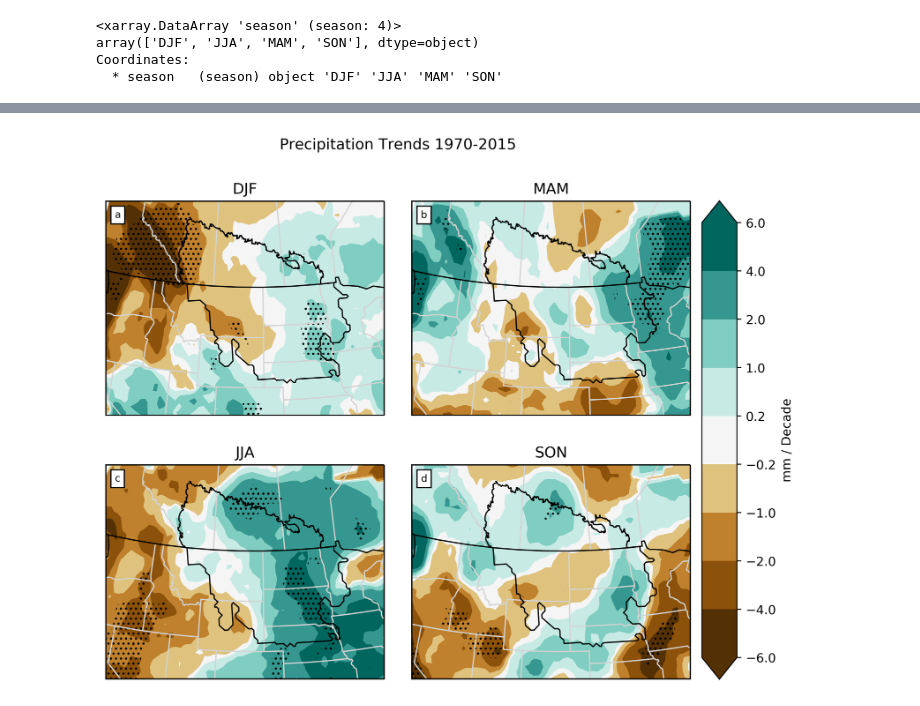
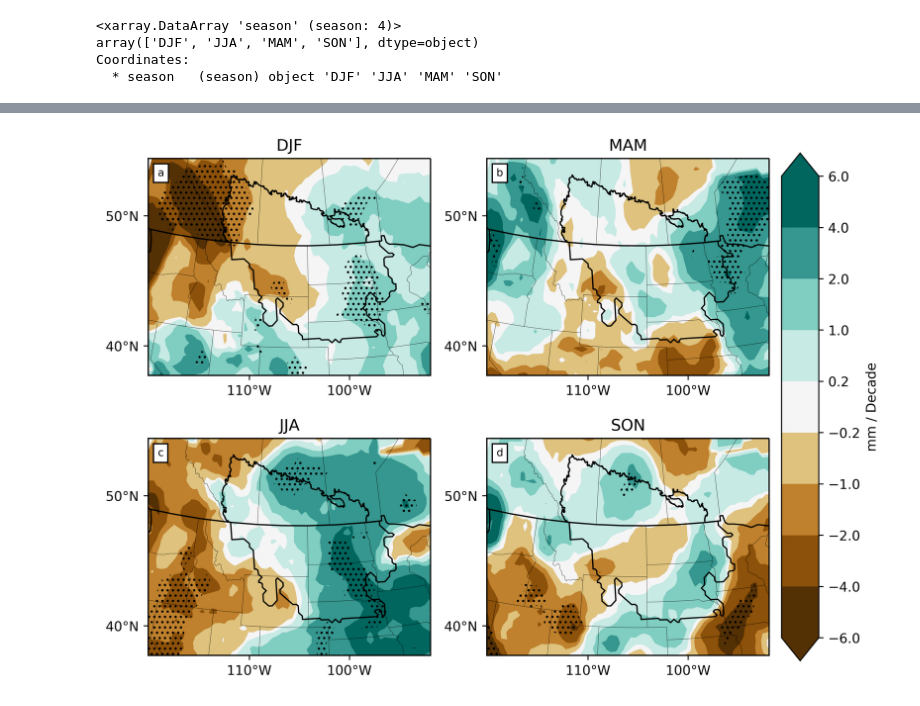
Before and after one commit to gbromley/NGP_Climate, a Jupyter notebook: CRU_4_panel-precip-pvalues.ipynb, the cells around one changed output, grey strips where cells are left out. Saved outputs shown, nothing was run; the diff lists cells and outputs as text; code cells hidden in the pictures.

Commit message:
updated figure files

```diff
--- a/CRU_4_panel-precip-pvalues.ipynb
+++ b/CRU_4_panel-precip-pvalues.ipynb
@@ -152,11 +138,12 @@ pvalues.to_dataset().to_netcdf(t_season+'_1970_pvalues.nc')
 # %%
+#plt.xkcd()
 #create figure
 cb_min = -6
 cb_max = 6
 cus_col = ['#543005','#8c510a','#bf812d','#dfc27d','#f5f5f5','#c7eae5','#80cdc1','#35978f','#01665e','#003c30']
 levs = [-6,-4,-2,-1,-.2,.2,1,2,4,6]
 #np.linspace(cb_min, cb_max, len(cus_col))
-fig = plt.figure(1,figsize=(13,7), dpi=400.0)
+fig = plt.figure(1,figsize=(13,7), dpi=600.0)
 #create projection
 projection = ccrs.LambertConformal(central_longitude=-105,central_latitude=45,standard_parallels=[50,40])
 ax1 = plt.subplot(2,2,1, projection = projection)
@@ -169,10 +156,10 @@ states_provinces = cfeature.NaturalEarthFeature(
     name='admin_1_states_provinces_lines',
     scale='50m',
     facecolor='none')
-ax1.add_feature(states_provinces, edgecolor='lightgray')
+ax1.add_feature(states_provinces, edgecolor='black',linewidth=0.2)
 ax1.add_feature(cfeature.COASTLINE)
 ax1.add_feature(cfeature.BORDERS)
-shape_feature = ShapelyFeature(Reader('/Users/gbromley/Dropbox/Montana_Climate_Project/Study_Area/Study_Area_08_01_17.shp').geometries(),crs=ccrs.PlateCarree(), facecolor='none',edgecolor='black')
+shape_feature = ShapelyFeature(Reader('/Users/gbromley/Dropbox/Montana_Climate_Project/Study_Area/NGP_Study_Area/Study_Area_08_01_17.shp').geometries(),crs=ccrs.PlateCarree(), facecolor='none',edgecolor='black')
 ax1.add_feature(shape_feature)
 ax1.title.set_text('DJF')
 at = AnchoredText("a",
@@ -181,6 +168,21 @@ at = AnchoredText("a",
                   #backgroundcolor = 'lightgray'
                   )
 ax1.add_artist(at)
+fig.canvas.draw()
+
+# Define gridline locations and draw the lines using cartopy's built-in gridliner:
+xticks = [-130,-120,-110, -100, -90, -80]
+yticks = [30, 40, 50, 60]
+ax1.gridlines(xlocs=xticks, ylocs=yticks, linewidth=0)
+
+# Label the end-points of the gridlines using the custom tick makers:
+ax1.xaxis.set_major_formatter(LONGITUDE_FORMATTER)
+ax1.yaxis.set_major_formatter(LATITUDE_FORMATTER)
+pf.lambert_xticks(ax1, xticks)
+pf.lambert_yticks(ax1, yticks)
+ax1.xaxis.label.set_visible(False)
+ax1.yaxis.label.set_visible(False)
+
 
 ax2 = plt.subplot(2,2,2, projection = projection)
 
@@ -193,7 +195,7 @@ states_provinces = cfeature.NaturalEarthFeature(
     name='admin_1_states_provinces_lines',
     scale='50m',
     facecolor='none')
-ax2.add_feature(states_provinces, edgecolor='lightgray')
+ax2.add_feature(states_provinces, edgecolor='black',linewidth=0.2)
 ax2.add_feature(cfeature.COASTLINE)
 ax2.add_feature(cfeature.BORDERS)
 ax2.add_feature(shape_feature)
@@ -205,6 +207,23 @@ bt = AnchoredText("b",
 ax2.add_artist(bt)
 ax2.set_title('MAM')
 #ax2.title.set_visible(False)
+# *must* call draw in order to get the axis boundary used to add ticks:
+fig.canvas.draw()
+
+# Define gridline locations and draw the lines using cartopy's built-in gridliner:
+xticks = [-130,-120,-110, -100, -90, -80]
+yticks = [30, 40, 50, 60]
+ax2.gridlines(xlocs=xticks, ylocs=yticks, linewidth=0)
+
+# Label the end-points of the gridlines using the custom tick makers:
+ax2.xaxis.set_major_formatter(LONGITUDE_FORMATTER)
+ax2.yaxis.set_major_formatter(LATITUDE_FORMATTER)
+pf.lambert_xticks(ax2, xticks)
+pf.lambert_yticks(ax2, yticks)
+ax2.xaxis.label.set_visible(False)
+ax2.yaxis.label.set_visible(False)
+
+
 
 ax3 = plt.subplot(2,2,3, projection = projection)
 
@@ -218,7 +237,7 @@ states_provinces = cfeature.NaturalEarthFeature(
     name='admin_1_states_provinces_lines',
     scale='50m',
     facecolor='none')
-ax3.add_feature(states_provinces, edgecolor='lightgray')
+ax3.add_feature(states_provinces, edgecolor='black',linewidth=0.2)
 ax3.add_feature(cfeature.COASTLINE)
 ax3.add_feature(cfeature.BORDERS)
 ax3.add_feature(shape_feature)
@@ -229,37 +248,71 @@ ct = AnchoredText("c",
                   )
 ax3.add_artist(ct)
 ax3.set_title('JJA')
+# *must* call draw in order to get the axis boundary used to add ticks:
+fig.canvas.draw()
+
+# Define gridline locations and draw the lines using cartopy's built-in gridliner:
+xticks = [-130,-120,-110, -100, -90, -80]
+yticks = [30, 40, 50, 60]
+ax3.gridlines(xlocs=xticks, ylocs=yticks, color='black', linewidth = 0.0)
+
+# Label the end-points of the gridlines using the custom tick makers:
+ax3.xaxis.set_major_formatter(LONGITUDE_FORMATTER)
+ax3.yaxis.set_major_formatter(LATITUDE_FORMATTER)
+pf.lambert_xticks(ax3, xticks)
+pf.lambert_yticks(ax3, yticks)
+ax3.xaxis.label.set_visible(False)
+ax3.yaxis.label.set_visible(False)
+
+
 
 ax4 = plt.subplot(2,2,4, projection = projection)
 
 plt.contourf(spatial_trend.lon,spatial_trend.lat,spatial_trend[3,:,:].values,transform=ccrs.PlateCarree(),levels=levs,colors=cus_col, extend='both')
 #ax = plt.axes(projection=ccrs.LambertConformal())
 pvals[3,:,:].plot.contourf(axes=ax1,transform=ccrs.PlateCarree(),color='none',edgecolor='black',hatches=["..."],alpha=0.,add_colorbar = False)
 ax4.set_extent([ext_e, ext_w, ext_s, ext_n])
 states_provinces = cfeature.NaturalEarthFeature(
     category='cultural',
     name='admin_1_states_provinces_lines',
     scale='50m',
     facecolor='none')
-ax4.add_feature(states_provinces, edgecolor='lightgray')
+ax4.add_feature(states_provinces, edgecolor='black',linewidth=0.2)
 ax4.add_feature(cfeature.COASTLINE)
 ax4.add_feature(cfeature.BORDERS)
 ax4.add_feature(shape_feature)
 dt = AnchoredText("d",
                   prop=dict(size=8), frameon=True,
                   loc=2,
                   #backgroundcolor = 'lightgray'
                   )
 ax4.add_artist(dt)
 ax4.set_title('SON')
-fig.subplots_adjust(top=0.9,bottom=0.1,left=0.25,right=0.75,hspace=0.1,wspace=0.1)
-fig.suptitle('Precipitation Trends 1970-2015')
+# *must* call draw in order to get the axis boundary used to add ticks:
+fig.canvas.draw()
+
+# Define gridline locations and draw the lines using cartopy's built-in gridliner:
+xticks = [-130,-120,-110, -100, -90, -80]
+yticks = [30, 40, 50, 60]
+ax4.gridlines(xlocs=xticks, ylocs=yticks, linewidth=0)
+
+# Label the end-points of the gridlines using the custom tick makers:
+ax4.xaxis.set_major_formatter(LONGITUDE_FORMATTER)
+ax4.yaxis.set_major_formatter(LATITUDE_FORMATTER)
+pf.lambert_xticks(ax4, xticks)
+pf.lambert_yticks(ax4, yticks)
+ax4.xaxis.label.set_visible(False)
+ax4.yaxis.label.set_visible(False)
+
+
+fig.subplots_adjust(top=0.9,bottom=0.1,left=0.25,right=0.75,hspace=0.1,wspace=0.2)
+#fig.suptitle('Precipitation Trends 1970-2015')
 cax = fig.add_axes((0.76, 0.12, 0.03, 0.76))
 col_bar = fig.colorbar(cb,cax=cax)
 col_bar.set_label('mm / Decade',fontsize=10)
 
 #plt.tight_layout()
-#plt.savefig('/Users/gbromley/Dropbox/Montana_Climate_Project/NGP_Climatology_Paper/Figures/four_panel_precip.png',bbox_inches='tight')
+plt.savefig('/Users/gbromley/Dropbox/Montana_Climate_Project/NGP_Climatology_Paper/Figures/Final/four_panel_precip.png',bbox_inches='tight')
 plt.show()
 # %% [output]
-[figure, old version]
+[figure, new version]
```
Also changed, not shown: parts of 12 cells of this notebook, 11 other files.
